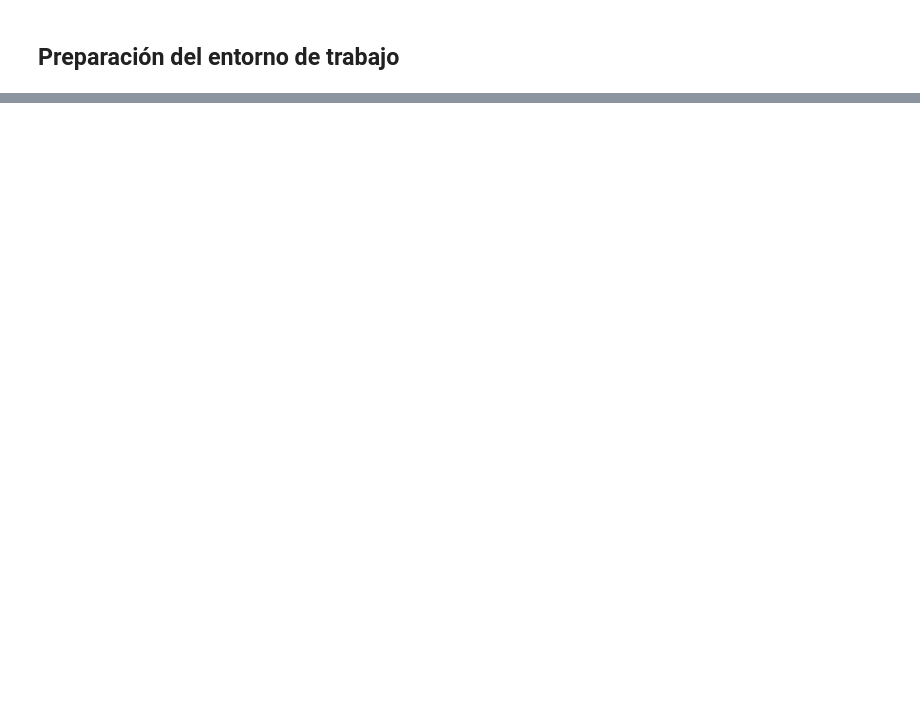
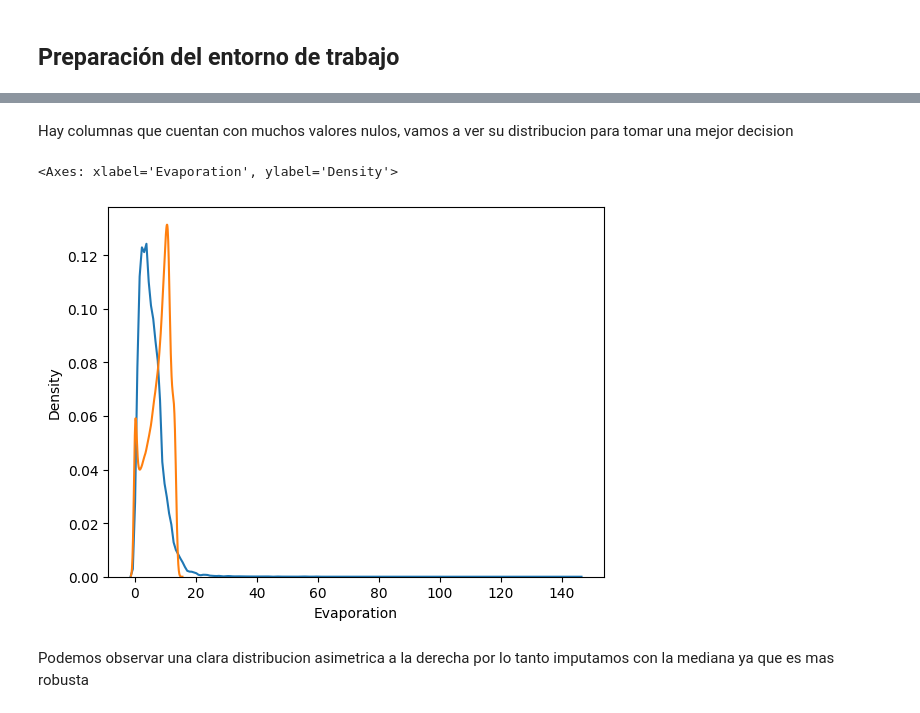
Before and after one commit to FrancoCalcia/AA1-TUIA-Calcia-Avecilla-TP2, a Jupyter notebook: TP-clasificacion-AA1.ipynb, the cells around one changed output, grey strips where cells are left out. Cells and saved outputs as stored; diff of their text form; code cells hidden in the pictures; blank space fills up the shorter version.

```diff
--- a/TP-clasificacion-AA1.ipynb
+++ b/TP-clasificacion-AA1.ipynb
@@ -89,0 +150,5 @@ None
+# %%
+X_train, X_test, y_train, y_test = train_test_split(df_clima.drop(columns=['RainTomorrow']), df_clima['RainTomorrow'], test_size=0.3, random_state=42)
+
+df_entrenamiento = pd.concat([X_train,y_train],axis=1)
+df_test = pd.concat([X_test,y_test],axis=1)
@@ -113,0 +207,6 @@ Como se puede ver tenemos muchas observaciones con datos faltantes por lo cual v
+# %%
+#Mantenemos las filas que contengan 18 o menos valores nulos
+df_entrenamiento = df_entrenamiento.dropna(thresh=18)
+
+#Eliminamos las filas que contienen la variable Target como nula
+df_entrenamiento = df_entrenamiento.dropna(subset=['RainTomorrow'])
@@ -113,0 +263,2 @@ Como se puede ver tenemos muchas observaciones con datos faltantes por lo cual v
+# %%
+df_entrenamiento["RainToday"] = df_entrenamiento["RainToday"].fillna(df_entrenamiento['RainToday'].mode()[0])
@@ -113,0 +267,10 @@ Como se puede ver tenemos muchas observaciones con datos faltantes por lo cual v
+# %%
+# Supongamos que ya tienes el DataFrame 'df'
+
+# Identificar las columnas con menos de 1000 nulos
+cols_with_few_nans = df_entrenamiento.columns[df_entrenamiento.isnull().sum() < 1000]
+
+# Imputar con la media en las columnas seleccionadas
+for col in cols_with_few_nans:
+    if df_entrenamiento[col].dtype in ['float64', 'int64']:  # Solo columnas numéricas
+        df_entrenamiento[col] = df_entrenamiento[col].fillna(df_entrenamiento[col].mean())
@@ -113,0 +298,10 @@ Como se puede ver tenemos muchas observaciones con datos faltantes por lo cual v
+# %% [markdown]
+Hay columnas que cuentan con muchos valores nulos, vamos a ver su distribucion para tomar una mejor decision
+# %%
+sns.kdeplot(df_entrenamiento["Evaporation"])
+sns.kdeplot(df_entrenamiento["Sunshine"])
+# %% [output]
+<Axes: xlabel='Evaporation', ylabel='Density'>
+[figure, added]
+# %% [markdown]
+Podemos observar una clara distribucion asimetrica a la derecha por lo tanto imputamos con la mediana ya que es mas robusta
```
Also changed, not shown: parts of 43 cells of this notebook.
